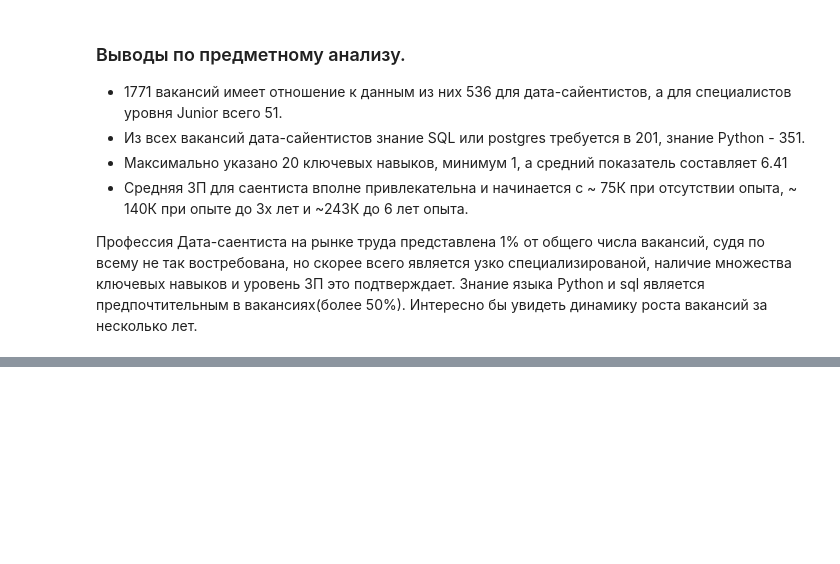
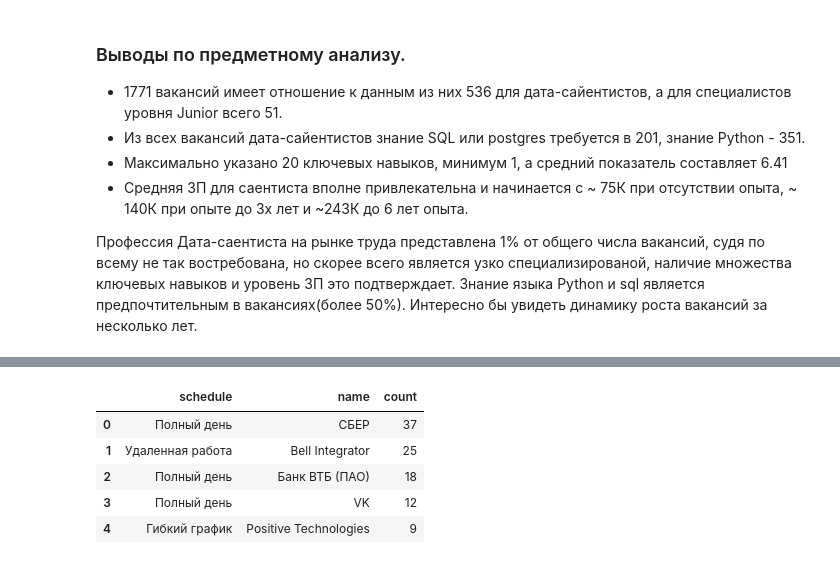
Before and after one commit to SergeyExp/data_science, a Jupyter notebook: PROJECT-2-Анализ вакансий из HeadHunter/Project_2_Ноутбук_шаблон.ipynb, the cells around one changed output, grey strips where cells are left out. Cells and saved outputs as stored; diff of their text form; code cells hidden in the pictures; blank space fills up the shorter version.

```diff
--- a/PROJECT-2-Анализ вакансий из HeadHunter/Project_2_Ноутбук_шаблон.ipynb
+++ b/PROJECT-2-Анализ вакансий из HeadHunter/Project_2_Ноутбук_шаблон.ipynb
@@ -639,0 +741,32 @@ Name: avg_salary, dtype: float64
+# %%
+# текст запроса
+query_7_4 = '''
+SELECT
+    v.schedule,
+    e.name,
+    COUNT(v.id)
+FROM vacancies v
+JOIN employers e ON e.id = v.employer_id
+WHERE
+    (
+    v.name ILIKE '%%data scientist%%'
+    or v.name ILIKE '%%data science%%'
+    or v.name ILIKE '%%исследователь данных%%'
+    or (v.name LIKE '%%ML%%' AND v.name not LIKE '%%HTML%%' )
+    or v.name ILIKE '%%machine learning%%'
+    or v.name ILIKE '%%машинн%%обучен%%'
+    )
+GROUP BY  1, 2
+ORDER BY 3 Desc
+LIMIT 5
+'''
+# %%
+# результат запроса
+display(DataSql(query_7_4))
+# %% [output]
+|  | schedule | name | count |
+| 0 | Полный день | СБЕР | 37 |
+| 1 | Удаленная работа | Bell Integrator | 25 |
+| 2 | Полный день | Банк ВТБ (ПАО) | 18 |
+| 3 | Полный день | VK | 12 |
+| 4 | Гибкий график | Positive Technologies | 9 |
```
Also changed, not shown: parts of 17 cells of this notebook.
